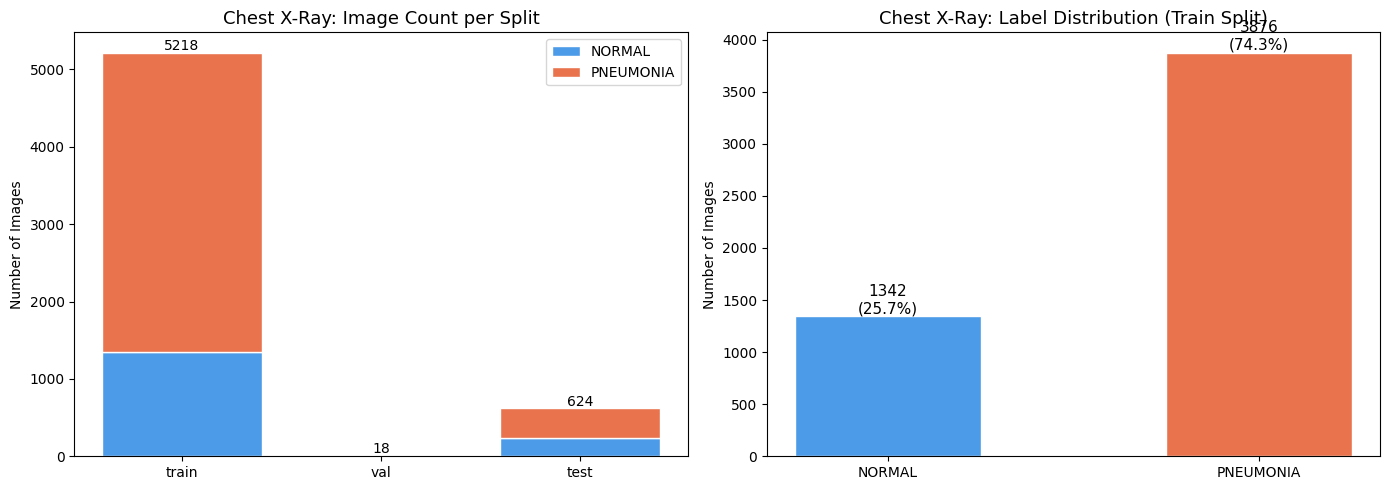
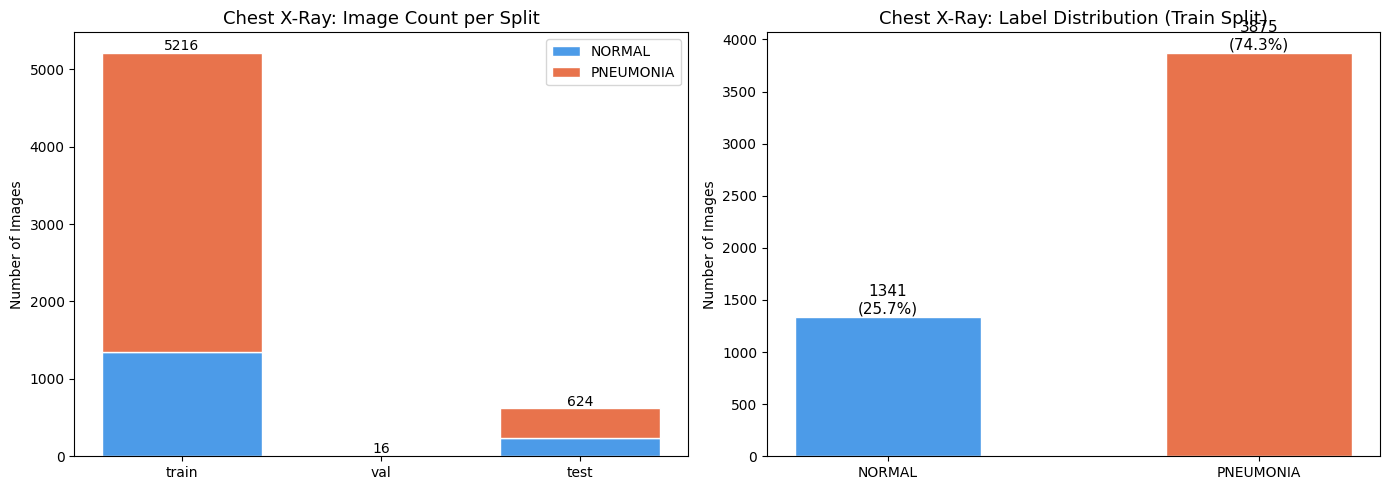
The change to this notebook cell's code, shown as a diff; its figure went from the first image to the second:
--- before
+++ after
@@ -27,5 +27,5 @@
 
 plt.tight_layout()
-plt.savefig("figures/xray_label_distribution.png", dpi=150, bbox_inches="tight")
+# plt.savefig("figures/xray_label_distribution.png", dpi=150, bbox_inches="tight")
 plt.show()
 print("Train class ratio PNEUMONIA/NORMAL:", round(xray_counts['train']['PNEUMONIA'] / xray_counts['train']['NORMAL'], 2))

Commit: part 2 question 5 code